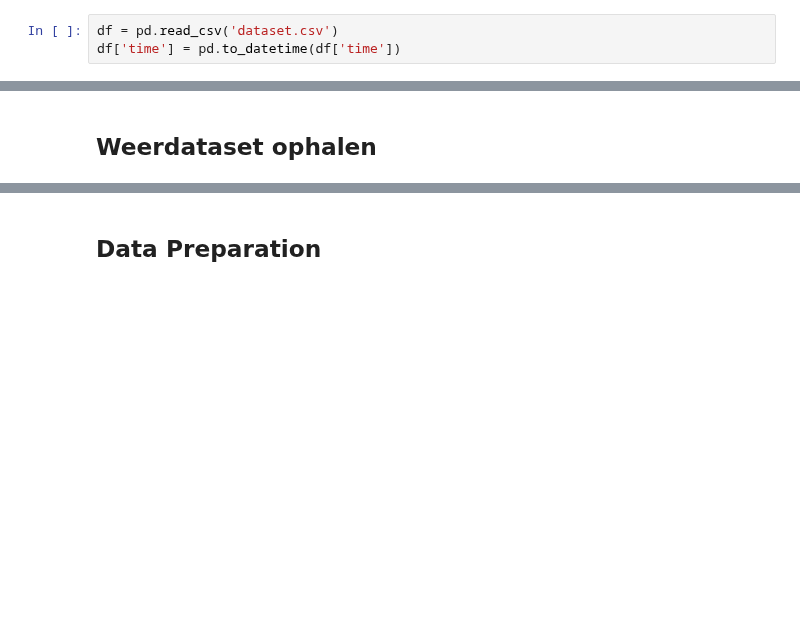
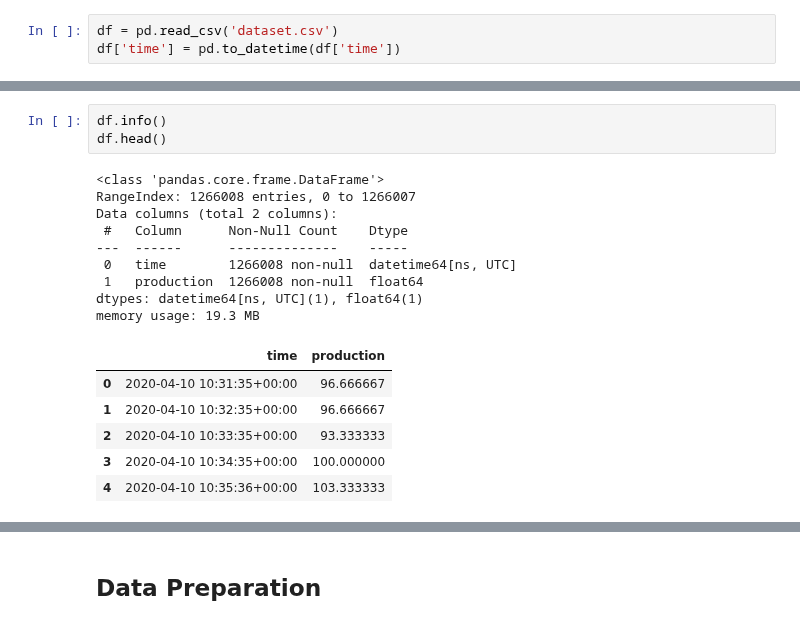
Before and after one commit to usadson/machine-learning, a Jupyter notebook: Thema 1/Huiswerk/huiswerkopgave optimalisatie/Studentenversie Tristan Gerritsen.ipynb, the cells around one changed output, grey strips where cells are left out. Drawn from its saved outputs; the diff is of its cells as text; blank space fills up the shorter version.

```diff
--- a/Thema 1/Huiswerk/huiswerkopgave optimalisatie/Studentenversie Tristan Gerritsen.ipynb
+++ b/Thema 1/Huiswerk/huiswerkopgave optimalisatie/Studentenversie Tristan Gerritsen.ipynb
@@ -47,2 +34,19 @@ memory usage: 19.3 MB
-# %% [markdown]
-## Weerdataset ophalen
+# %%
+df.info()
+df.head()
+# %% [output]
+<class 'pandas.core.frame.DataFrame'>
+RangeIndex: 1266008 entries, 0 to 1266007
+Data columns (total 2 columns):
+ #   Column      Non-Null Count    Dtype
+---  ------      --------------    -----
+ 0   time        1266008 non-null  datetime64[ns, UTC]
+ 1   production  1266008 non-null  float64
+dtypes: datetime64[ns, UTC](1), float64(1)
+memory usage: 19.3 MB
+|  | time | production |
+| 0 | 2020-04-10 10:31:35+00:00 | 96.666667 |
+| 1 | 2020-04-10 10:32:35+00:00 | 96.666667 |
+| 2 | 2020-04-10 10:33:35+00:00 | 93.333333 |
+| 3 | 2020-04-10 10:34:35+00:00 | 100.000000 |
+| 4 | 2020-04-10 10:35:36+00:00 | 103.333333 |
```
Also changed, not shown: parts of 21 cells of this notebook.
